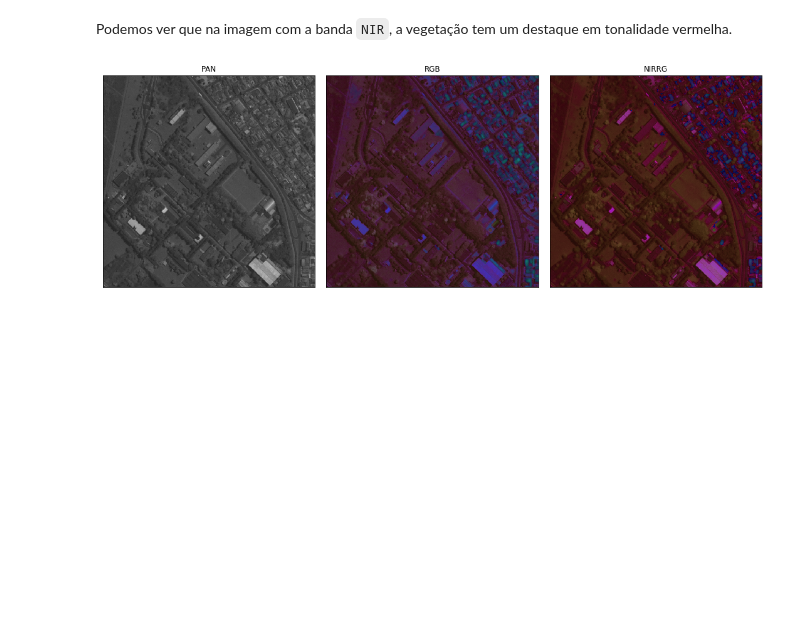
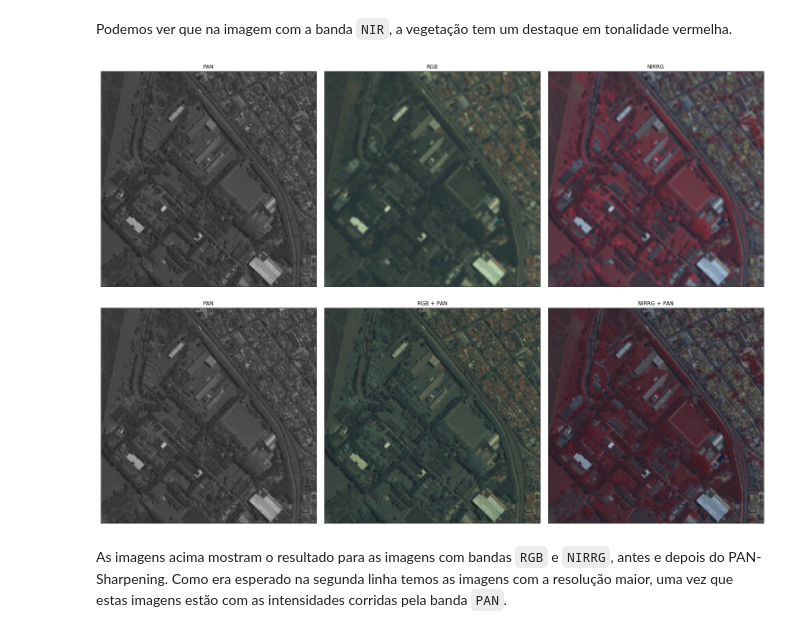
Before and after one commit to achiaver/remote_sensing, a Jupyter notebook: 02_Trabalhos/notebooks/trabalho_AISR.ipynb, the cells around one changed output. Drawn from its saved outputs; the diff is of its cells as text; code cells hidden in the pictures; blank space fills up the shorter version.

Commit message:
PAN-Sharpening with HSV ok.

````diff
--- a/02_Trabalhos/notebooks/trabalho_AISR.ipynb
+++ b/02_Trabalhos/notebooks/trabalho_AISR.ipynb
@@ -91,8 +103,6 @@ Depois de carregar as imagens, para realizar o PAN-Sharpening, precisamos que as
 
 Na célula de cima podemos ver que a banda ```PAN``` tem dimensões $(600, 600)$, enquanto que as demais bandas tem dimensões $(150, 150)$.
 # %%
-r = r.resize((600, 600), resample = PIL.Image.BICUBIC)
-g = g.resize((600, 600), resample = PIL.Image.BICUBIC)
-b = b.resize((600, 600), resample = PIL.Image.BICUBIC)
-nir = nir.resize((600, 600), resample = PIL.Image.BICUBIC)
+rgb = rgb.resize((600, 600), resample = PIL.Image.BICUBIC)
+nirrg = nirrg.resize((600, 600), resample = PIL.Image.BICUBIC)
 # %%
@@ -151,30 +151,50 @@ nirrg_hsv[:, :, 2] = np.asarray(pan)
 rgb_hsv = PIL.Image.fromarray(rgb_hsv, mode = 'HSV')
 nirrg_hsv = PIL.Image.fromarray(nirrg_hsv, mode = 'HSV')
 # %%
-rgb = rgb_hsv.convert('RGB')
-nirrg = nirrg_hsv.convert('RGB')
+rgb_pan = rgb_hsv.convert('RGB')
+nirrg_pan = nirrg_hsv.convert('RGB')
 # %%
-fig = plt.figure(figsize = (15,7))
+fig = plt.figure(figsize = (21,15))
 
-plt.subplot(1, 3, 1)
+plt.subplot(2, 3, 1)
 plt.imshow(pan)
 plt.title('PAN')
 plt.xticks([])
 plt.yticks([])
 
-plt.subplot(1, 3, 2)
-plt.imshow(rgb_hsv)
+plt.subplot(2, 3, 2)
+plt.imshow(rgb)
 plt.title('RGB')
 plt.xticks([])
 plt.yticks([])
 
-plt.subplot(1, 3, 3)
-plt.imshow(nirrg_hsv)
+plt.subplot(2, 3, 3)
+plt.imshow(nirrg)
 plt.title('NIRRG')
+plt.xticks([])
+plt.yticks([])
+
+plt.subplot(2, 3, 4)
+plt.imshow(pan)
+plt.title('PAN')
+plt.xticks([])
+plt.yticks([])
+
+plt.subplot(2, 3, 5)
+plt.imshow(rgb_pan)
+plt.title('RGB + PAN')
+plt.xticks([])
+plt.yticks([])
+
+plt.subplot(2, 3, 6)
+plt.imshow(nirrg_pan)
+plt.title('NIRRG + PAN')
 plt.xticks([])
 plt.yticks([])
 
 plt.tight_layout()
 plt.show()
 # %% [output]
-[figure, old version]
+[figure, new version]
+# %% [markdown]
+As imagens acima mostram o resultado para as imagens com bandas ```RGB``` e ```NIRRG```, antes e depois do PAN-Sharpening. Como era esperado na segunda linha temos as imagens com a resolução maior, uma vez que estas imagens estão com as intensidades corridas pela banda ```PAN```.
````
Also changed, not shown: parts of 13 cells of this notebook.
